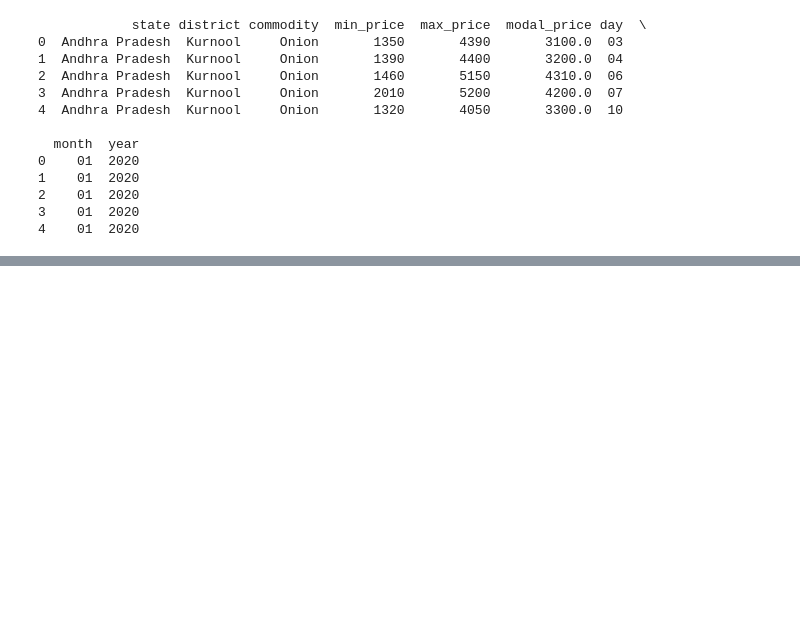
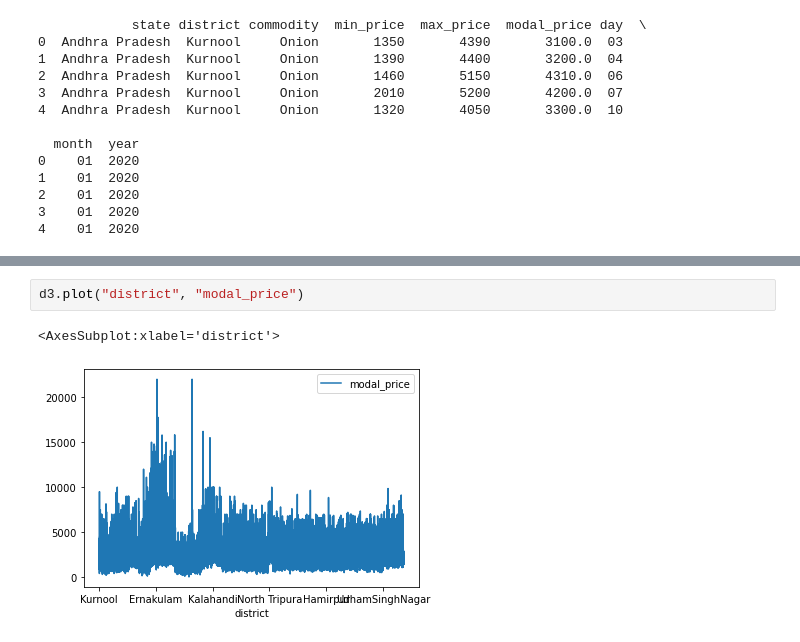
Before and after one commit to SagarNilgar/Vegatable-Price-Forecasting, a Jupyter notebook: vegtable_cleaning_data.ipynb, the cells around one changed output, grey strips where cells are left out. Cells and saved outputs as stored; diff of their text form; blank space fills up the shorter version.

```diff
--- a/vegtable_cleaning_data.ipynb
+++ b/vegtable_cleaning_data.ipynb
@@ -125,0 +196,5 @@ print(d3.head(5))
+# %%
+d3.plot("district", "modal_price")
+# %% [output]
+<AxesSubplot:xlabel='district'>
+[figure, added]
```
Also changed, not shown: parts of 5 cells of this notebook.
